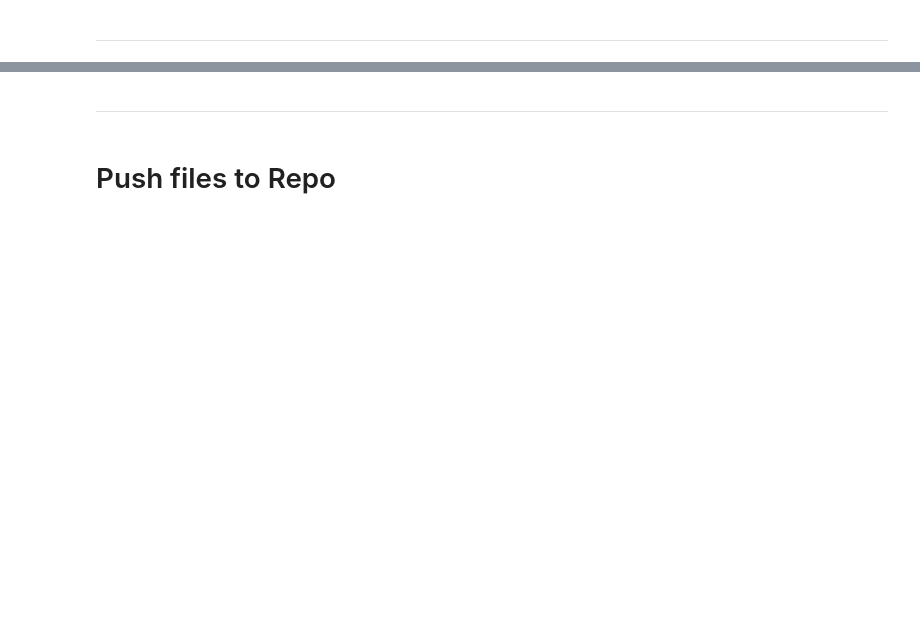
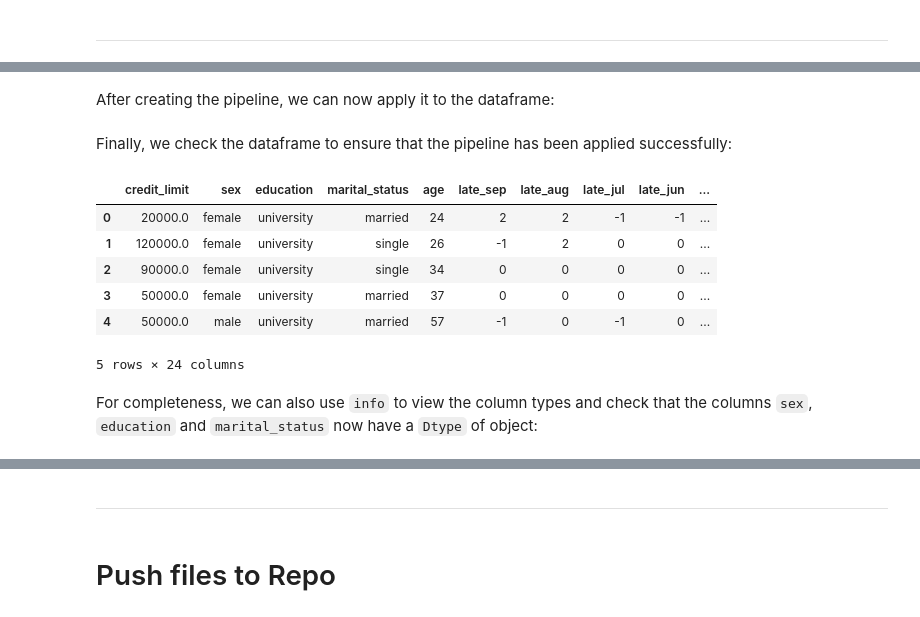
Before and after one commit to frankiesanjana/credit-card-default, a Jupyter notebook: jupyter_notebooks/02_data_cleaning.ipynb, the cells around one changed output, grey strips where cells are left out. Saved outputs shown, nothing was run; the diff lists cells and outputs as text; code cells hidden in the pictures; blank space fills up the shorter version.

Commit message:
Build: Clean data in notebook 02

```diff
--- a/jupyter_notebooks/02_data_cleaning.ipynb
+++ b/jupyter_notebooks/02_data_cleaning.ipynb
@@ -114,0 +184,50 @@ NOTE
+# %%
+from sklearn.pipeline import Pipeline
+from sklearn.preprocessing import FunctionTransformer
+from feature_engine.selection import DropFeatures
+
+def rename_columns(X):
+    X.columns = ['credit_limit', 'sex', 'education', 'marital_status',
+                 'age', 'late_sep', 'late_aug', 'late_jul', 'late_jun',
+                 'late_may', 'late_apr', 'bill_sep', 'bill_aug',
+                 'bill_jul', 'bill_jun', 'bill_may', 'bill_apr',
+                 'prev_payment_sep', 'prev_payment_aug',
+                 'prev_payment_jul', 'prev_payment_jun',
+                 'prev_payment_may', 'prev_payment_apr',
+                 'default_next_month']
+    return X
+
+
+def clean_categorical_data(X):
+    sex_mapping = {1: "male", 2: "female"}
+    education_mapping = {1: "graduate school", 2: "university", 3: "high school", 4: "other", 5: "unknown", 6: "unknown"}
+    marital_status_mapping = {1: "married", 2: "single", 3: "other"}
+    X['sex'] = X['sex'].replace(sex_mapping)
+    X['education'] = X['education'].replace(education_mapping)
+    X['marital_status'] = X['marital_status'].replace(marital_status_mapping)
+    return X
+
+
+data_cleaning_pipeline = Pipeline([
+      ('drop',  DropFeatures(features_to_drop=['ID'])),
+      ('rename_columns', FunctionTransformer(rename_columns, validate=False)),
+      ('clean_categorical_data', FunctionTransformer(clean_categorical_data))
+])
+# %% [markdown]
+After creating the pipeline, we can now apply it to the dataframe:
+# %%
+df = data_cleaning_pipeline.fit_transform(df)
+# %% [markdown]
+Finally, we check the dataframe to ensure that the pipeline has been applied successfully:
+# %%
+df.head()
+# %% [output]
+|  | credit_limit | sex | education | marital_status | age | late_sep | late_aug | late_jul | late_jun | ... |
+| 0 | 20000.0 | female | university | married | 24 | 2 | 2 | -1 | -1 | ... |
+| 1 | 120000.0 | female | university | single | 26 | -1 | 2 | 0 | 0 | ... |
+| 2 | 90000.0 | female | university | single | 34 | 0 | 0 | 0 | 0 | ... |
+| 3 | 50000.0 | female | university | married | 37 | 0 | 0 | 0 | 0 | ... |
+| 4 | 50000.0 | male | university | married | 57 | -1 | 0 | -1 | 0 | ... |
+5 rows × 24 columns
+# %% [markdown]
+For completeness, we can also use `info` to view the column types and check that the columns `sex`, `education` and `marital_status` now have a `Dtype` of object:
```
Also changed, not shown: parts of 18 cells of this notebook, 2 other files.
